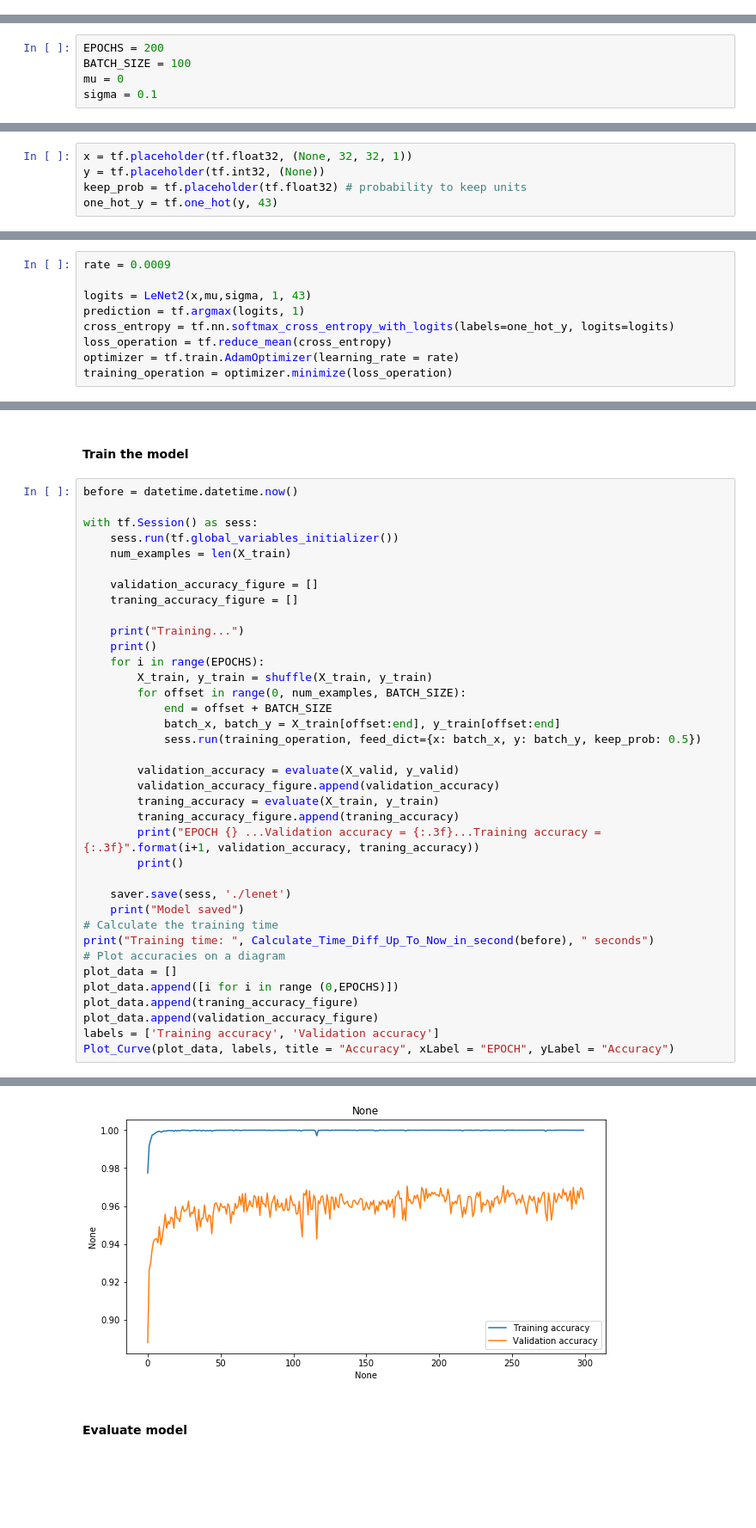
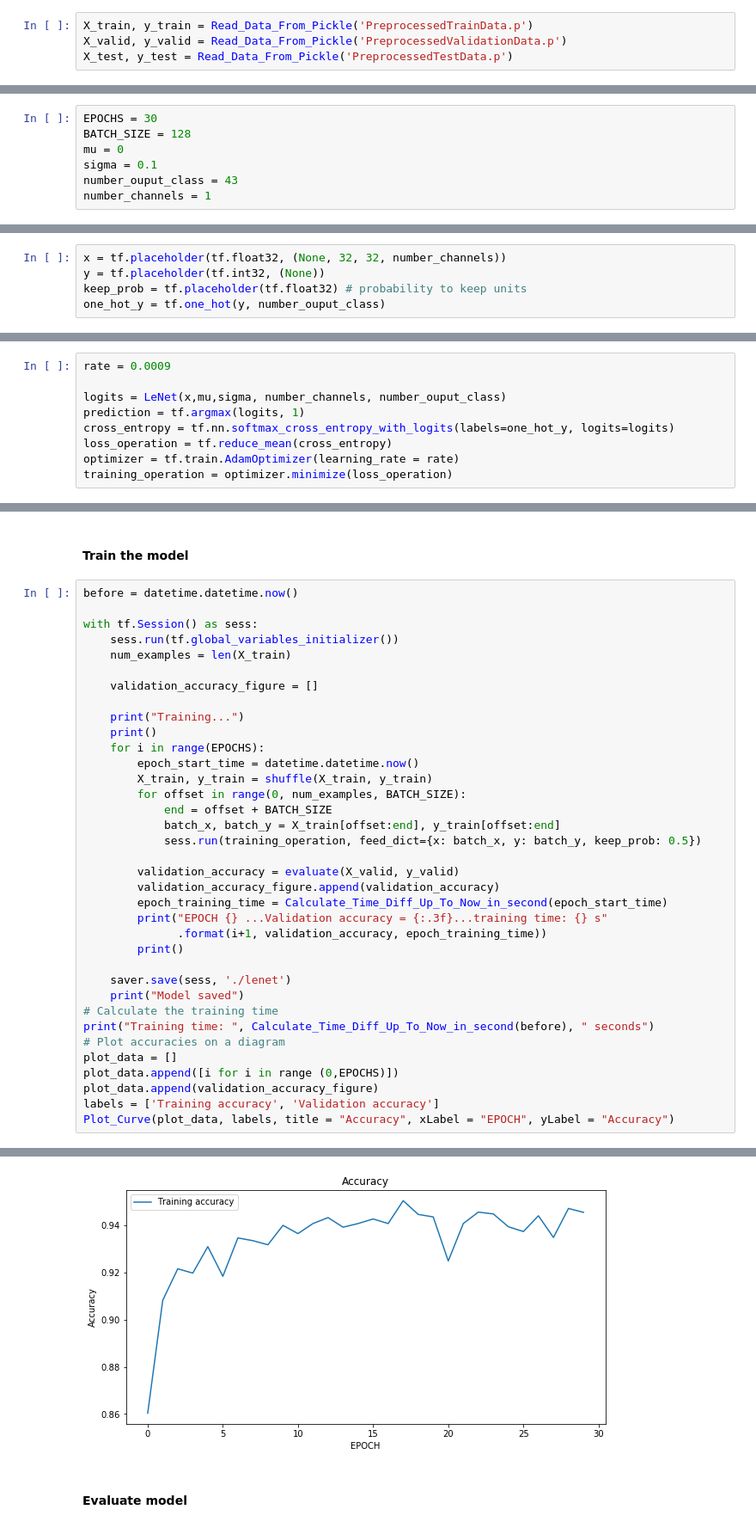
Before and after one commit to truongconghiep/CarND-Traffic-Sign-Classifier-Project, a Jupyter notebook: Traffic_Sign_Classifier.ipynb, the cells around one changed output, grey strips where cells are left out. Shown: that part at 86% size. Drawn from its saved outputs; the diff is of its cells as text; blank space fills up the shorter version.

Commit message:
add diagram for write-up

```diff
--- a/Traffic_Sign_Classifier.ipynb
+++ b/Traffic_Sign_Classifier.ipynb
@@ -490,12 +521,18 @@ Plot_Images(X_train[0:5], 'Normalised images')
+# %%
+X_train, y_train = Read_Data_From_Pickle('PreprocessedTrainData.p')
+X_valid, y_valid = Read_Data_From_Pickle('PreprocessedValidationData.p')
+X_test, y_test = Read_Data_From_Pickle('PreprocessedTestData.p')
 # %% [markdown]
 ### Model Architecture
 # %% [markdown]
 #### Parameters
 # %%
-EPOCHS = 200
-BATCH_SIZE = 100
+EPOCHS = 30
+BATCH_SIZE = 128
 mu = 0
 sigma = 0.1
+number_ouput_class = 43
+number_channels = 1
 # %% [markdown]
 #### Architecture
 # %%
@@ -621,10 +645,10 @@ def LeNet2(x, mu, sigma, number_channels, number_ouput_class):
 # %% [markdown]
 #### Features and Labels
 # %%
-x = tf.placeholder(tf.float32, (None, 32, 32, 1))
+x = tf.placeholder(tf.float32, (None, 32, 32, number_channels))
 y = tf.placeholder(tf.int32, (None))
 keep_prob = tf.placeholder(tf.float32) # probability to keep units
-one_hot_y = tf.one_hot(y, 43)
+one_hot_y = tf.one_hot(y, number_ouput_class)
 # %% [markdown]
 ### Train, Validate and Test the Model
 # %% [markdown]
@@ -635,7 +659,7 @@ sets imply underfitting. A high accuracy on the training set but low accuracy on
 # %%
 rate = 0.0009
 
-logits = LeNet2(x,mu,sigma, 1, 43)
+logits = LeNet(x,mu,sigma, number_channels, number_ouput_class)
 prediction = tf.argmax(logits, 1)
 cross_entropy = tf.nn.softmax_cross_entropy_with_logits(labels=one_hot_y, logits=logits)
 loss_operation = tf.reduce_mean(cross_entropy)
@@ -665,11 +689,11 @@ with tf.Session() as sess:
     num_examples = len(X_train)
 
     validation_accuracy_figure = []
-    traning_accuracy_figure = []
 
     print("Training...")
     print()
     for i in range(EPOCHS):
+        epoch_start_time = datetime.datetime.now()
         X_train, y_train = shuffle(X_train, y_train)
         for offset in range(0, num_examples, BATCH_SIZE):
             end = offset + BATCH_SIZE
@@ -678,9 +702,9 @@ with tf.Session() as sess:
 
         validation_accuracy = evaluate(X_valid, y_valid)
         validation_accuracy_figure.append(validation_accuracy)
-        traning_accuracy = evaluate(X_train, y_train)
-        traning_accuracy_figure.append(traning_accuracy)
-        print("EPOCH {} ...Validation accuracy = {:.3f}...Training accuracy = {:.3f}".format(i+1, validation_accuracy, traning_accuracy))
+        epoch_training_time = Calculate_Time_Diff_Up_To_Now_in_second(epoch_start_time)
+        print("EPOCH {} ...Validation accuracy = {:.3f}...training time: {} s"
+              .format(i+1, validation_accuracy, epoch_training_time))
         print()
 
     saver.save(sess, './lenet')
@@ -690,7 +714,6 @@ print("Training time: ", Calculate_Time_Diff_Up_To_Now_in_second(before), " seco
 # Plot accuracies on a diagram
 plot_data = []
 plot_data.append([i for i in range (0,EPOCHS)])
-plot_data.append(traning_accuracy_figure)
 plot_data.append(validation_accuracy_figure)
 labels = ['Training accuracy', 'Validation accuracy']
 Plot_Curve(plot_data, labels, title = "Accuracy", xLabel = "EPOCH", yLabel = "Accuracy")
@@ -715,4 +738,4 @@ Model saved
-[figure, old version]
+[figure, new version]
 # %% [markdown]
 #### Evaluate model
 # %%
```
Also changed, not shown: parts of 16 cells of this notebook, 4 other files.
